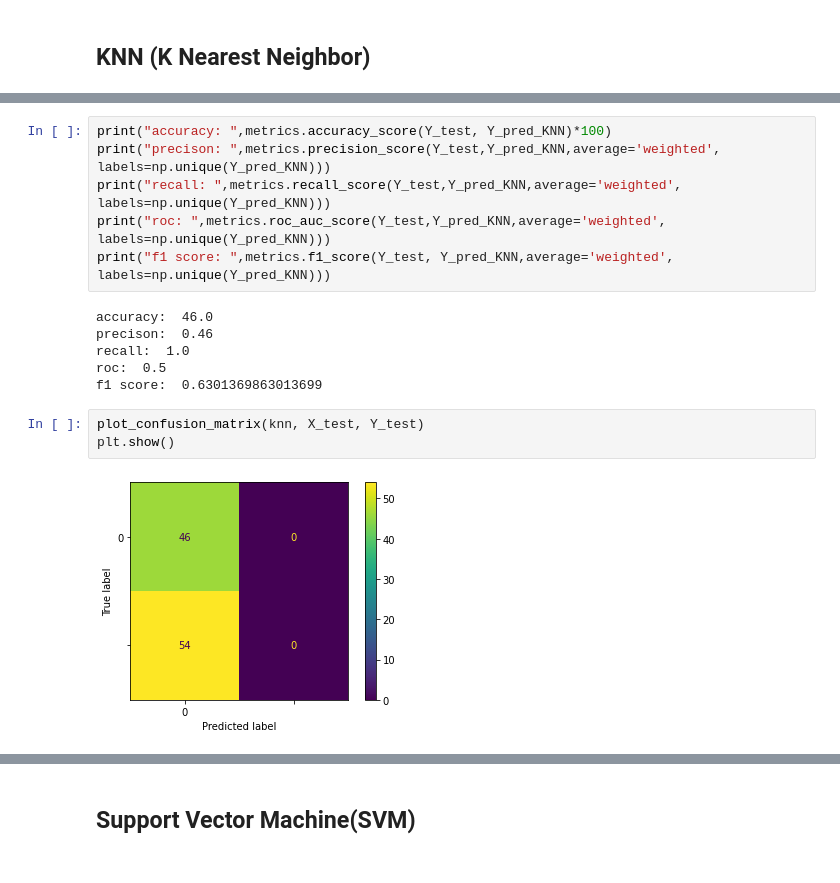
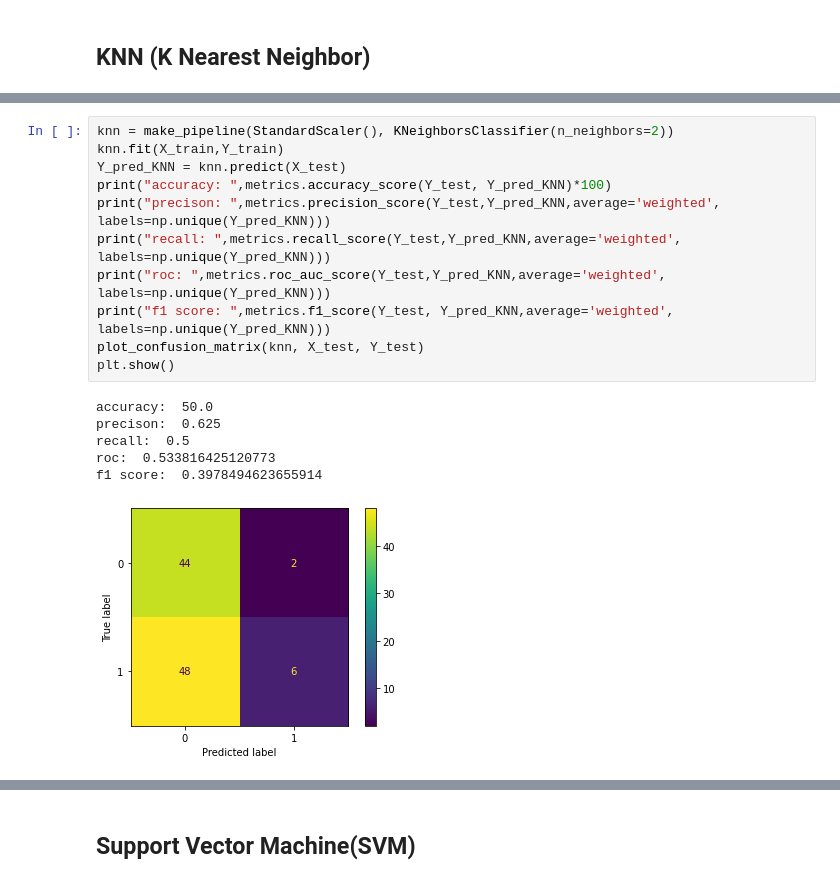
Before and after one commit to Hari-Chandana-Karnam/Facial-Recognition-on-Lions, a Jupyter notebook: HoG_Classification.ipynb, the cells around one changed output, grey strips where cells are left out. Cells and saved outputs as stored; diff of their text form.

```diff
--- a/HoG_Classification.ipynb
+++ b/HoG_Classification.ipynb
@@ -122,17 +112,18 @@ Y_pred_KNN = knn.predict(X_test)
 # %%
+knn = make_pipeline(StandardScaler(), KNeighborsClassifier(n_neighbors=2))
+knn.fit(X_train,Y_train)
+Y_pred_KNN = knn.predict(X_test)
 print("accuracy: ",metrics.accuracy_score(Y_test, Y_pred_KNN)*100)
 print("precison: ",metrics.precision_score(Y_test,Y_pred_KNN,average='weighted', labels=np.unique(Y_pred_KNN)))
 print("recall: ",metrics.recall_score(Y_test,Y_pred_KNN,average='weighted', labels=np.unique(Y_pred_KNN)))
 print("roc: ",metrics.roc_auc_score(Y_test,Y_pred_KNN,average='weighted', labels=np.unique(Y_pred_KNN)))
 print("f1 score: ",metrics.f1_score(Y_test, Y_pred_KNN,average='weighted', labels=np.unique(Y_pred_KNN)))
+plot_confusion_matrix(knn, X_test, Y_test)
+plt.show()
 # %% [output]
-accuracy:  46.0
-precison:  0.46
-recall:  1.0
-roc:  0.5
-f1 score:  0.6301369863013699
+accuracy:  50.0
+precison:  0.625
+recall:  0.5
+roc:  0.533816425120773
+f1 score:  0.3978494623655914
+[figure, added]
-# %%
-plot_confusion_matrix(knn, X_test, Y_test)
-plt.show()
-# %% [output]
-[figure, removed]
```
Also changed, not shown: parts of 13 cells of this notebook.
